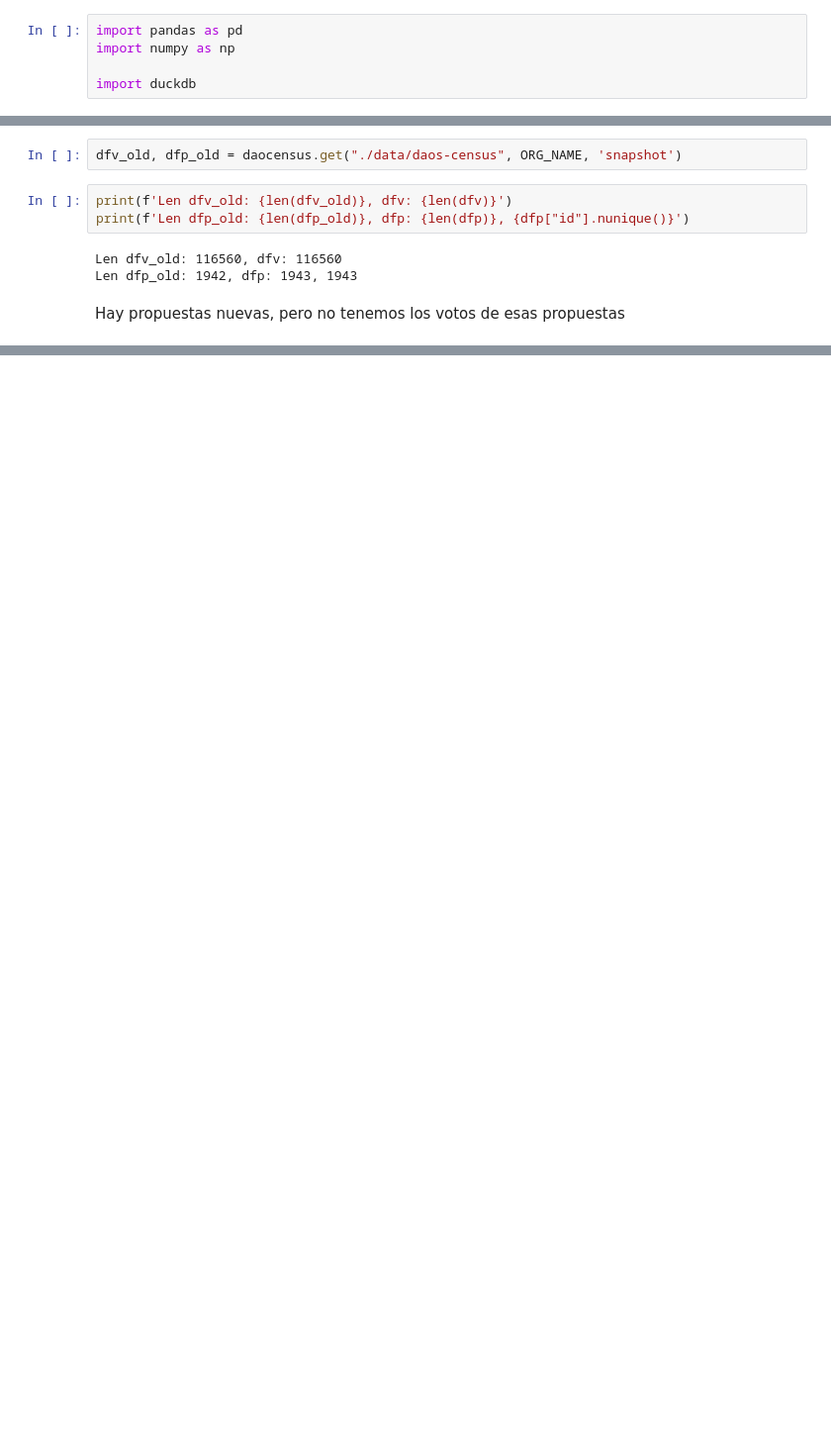
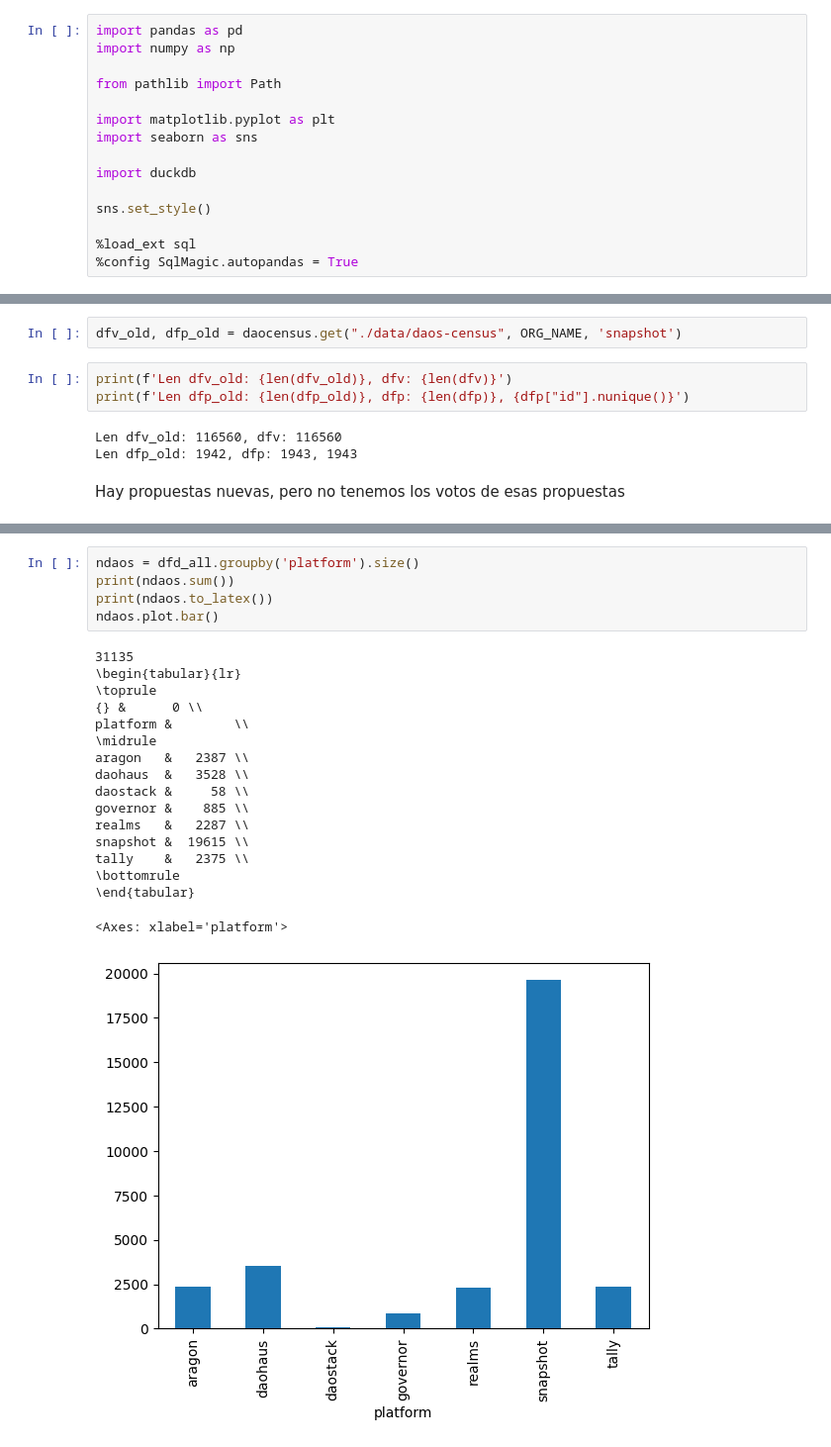
Before and after one commit to daviddavo/upm-tfm-notebooks, a Jupyter notebook: 04b_dao-census-text.ipynb, the cells around one changed output, grey strips where cells are left out. Shown at 99% size. Drawn from its saved outputs; the diff is of its cells as text; blank space fills up the shorter version.

```diff
--- a/04b_dao-census-text.ipynb
+++ b/04b_dao-census-text.ipynb
@@ -2,7 +2,17 @@
 import pandas as pd
 import numpy as np
 
+from pathlib import Path
+
+import matplotlib.pyplot as plt
+import seaborn as sns
+
 import duckdb
+
+sns.set_style()
+
+%load_ext sql
+%config SqlMagic.autopandas = True
 # %%
 from src.datasets import daocensus_text, daocensus
 # from src.datasets
@@ -47,0 +91,23 @@ new_props
+# %%
+ndaos = dfd_all.groupby('platform').size()
+print(ndaos.sum())
+print(ndaos.to_latex())
+ndaos.plot.bar()
+# %% [output]
+31135
+\begin{tabular}{lr}
+\toprule
+{} &      0 \\
+platform &        \\
+\midrule
+aragon   &   2387 \\
+daohaus  &   3528 \\
+daostack &     58 \\
+governor &    885 \\
+realms   &   2287 \\
+snapshot &  19615 \\
+tally    &   2375 \\
+\bottomrule
+\end{tabular}
+<Axes: xlabel='platform'>
+[figure, added]
```
Also changed, not shown: parts of 31 cells of this notebook, 2 other files.
